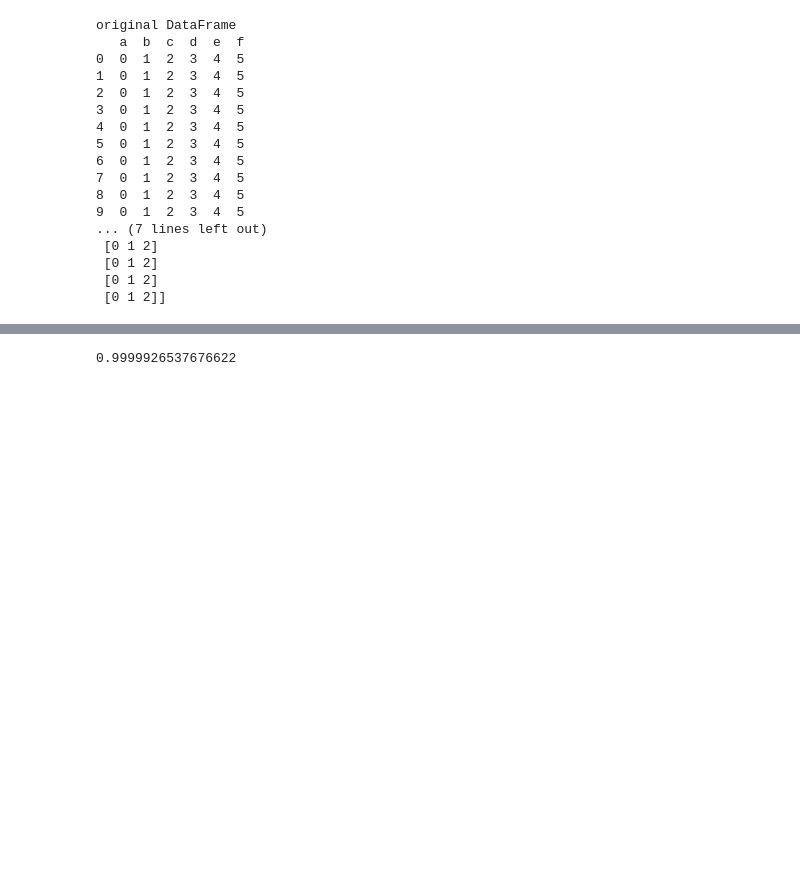
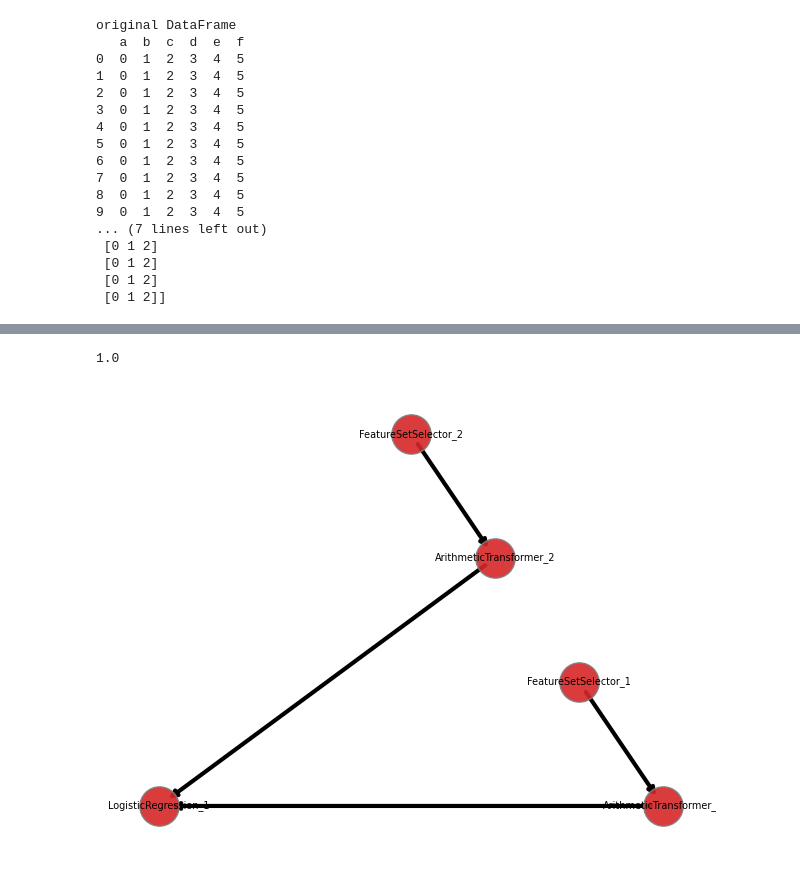
Before and after one commit to EpistasisLab/tpot, a Jupyter notebook: Tutorial/3_Genetic_Feature_Set_Selectors.ipynb, the cells around one changed output, grey strips where cells are left out. Saved outputs shown, nothing was run; the diff lists cells and outputs as text; code cells hidden in the pictures; blank space fills up the shorter version.

```diff
--- a/Tutorial/3_Genetic_Feature_Set_Selectors.ipynb
+++ b/Tutorial/3_Genetic_Feature_Set_Selectors.ipynb
@@ -144,32 +146,34 @@ subsets = { "one" :  ['a','b','c'],
             "six" :  ['p','q','r'],
             "seven" :  ['s','t','u'],
             "eight" :  ['v','w','x'],
             "nine" :  ['y','z']}
 
 y = (df['a'] + df['b'] + df['c']) - (df['d'] + df['e'] + df['f'])
 y = y.to_numpy()
 y = y>np.median(y)
 y.astype(int)
 
 #split test train
 from sklearn.model_selection import train_test_split
 X_train, X_test, y_train, y_test = train_test_split(df, y, test_size=0.33, random_state=42)
 
 
 est = tpot2.TPOTEstimator(population_size=40,generations=20,
                             scorers=['roc_auc_ovr'],
                             scorers_weights=[1],
                             n_jobs=32,
                             classification=True,
                             leaf_config_dict="feature_set_selector",
                             root_config_dict=root_config_dict,
                             inner_config_dict="arithmetic_transformer",
                             subsets = subsets,
-                            max_depth=2,
                             )
 
 
 est.fit(X_train,y_train)
 print(sklearn.metrics.get_scorer('roc_auc_ovr')(est, X_test, y_test))
+
+est.fitted_pipeline_.plot()
 # %% [output]
-0.9999926537676622
+1.0
+[figure, added]
```
Also changed, not shown: parts of 1 cell of this notebook, 7 other files.
